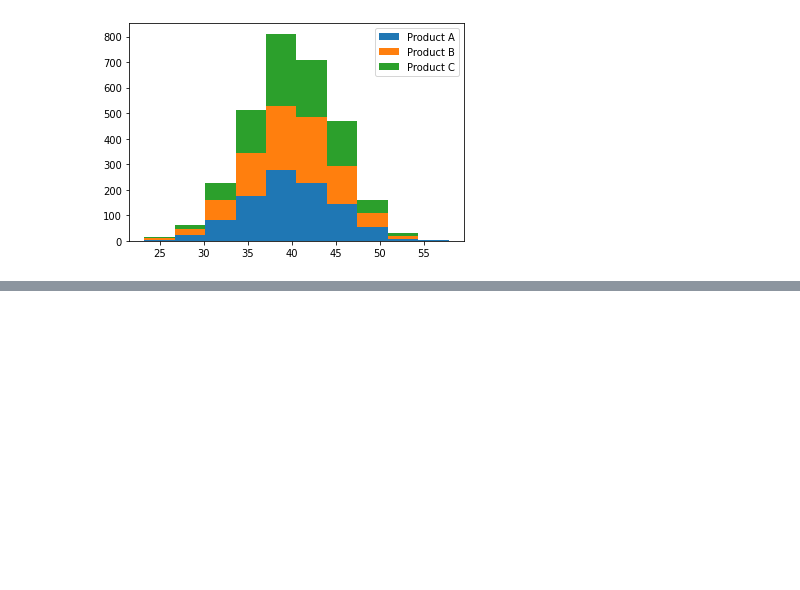
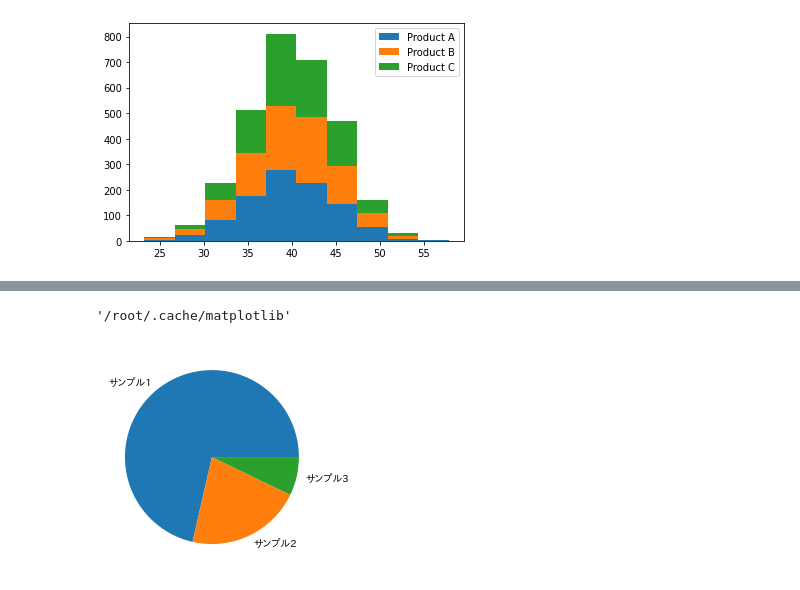
Before and after one commit to haruya0605037/sample2, a Jupyter notebook: python1w.ipynb, the cells around one changed output, grey strips where cells are left out. Cells and saved outputs as stored; diff of their text form; code cells hidden in the pictures; blank space fills up the shorter version.

```diff
--- a/python1w.ipynb
+++ b/python1w.ipynb
@@ -1099,0 +1149,20 @@ plt.show()
+# %%
+import matplotlib
+matplotlib.get_cachedir()  # キャッシュのパスを表示
+# %% [output]
+'/root/.cache/matplotlib'
+# %%
+# 円グラフ2 日本語フォントの出力と描画
+
+import matplotlib.pyplot as plt
+
+# .rcParams[]メソッド(辞書型でパラメータを取得するメソッド)
+plt.rcParams['font.family'] = 'IPAPGothic'
+
+labels = ['サンプル1', 'サンプル2', 'サンプル3']
+x = [10, 3, 1]
+fig, ax = plt.subplots()
+ax.pie(x, labels=labels)  # pieメソッド (pie chart：円グラフ)
+plt.show()
+# %% [output]
+[figure, added]
```
Also changed, not shown: parts of 24 cells of this notebook.
